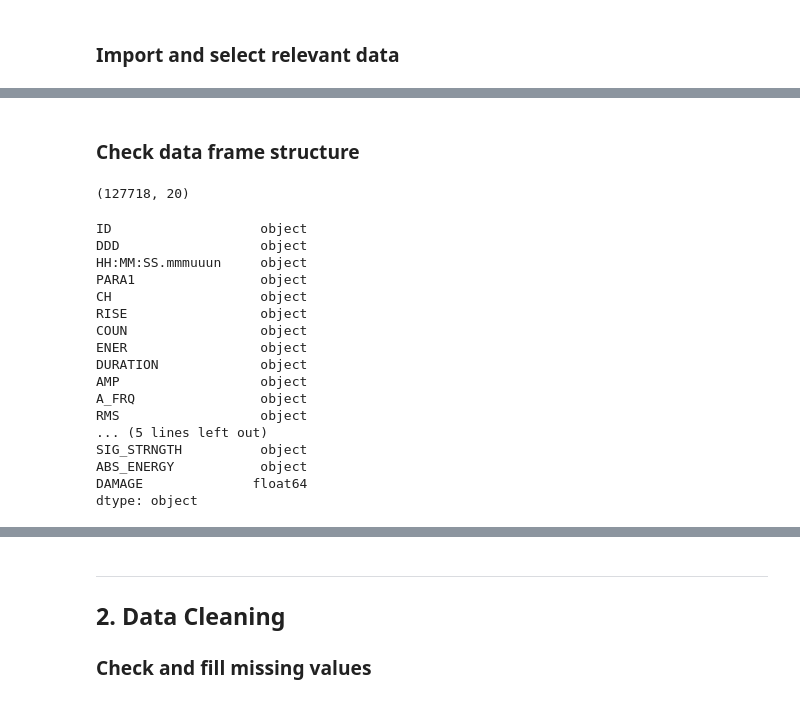
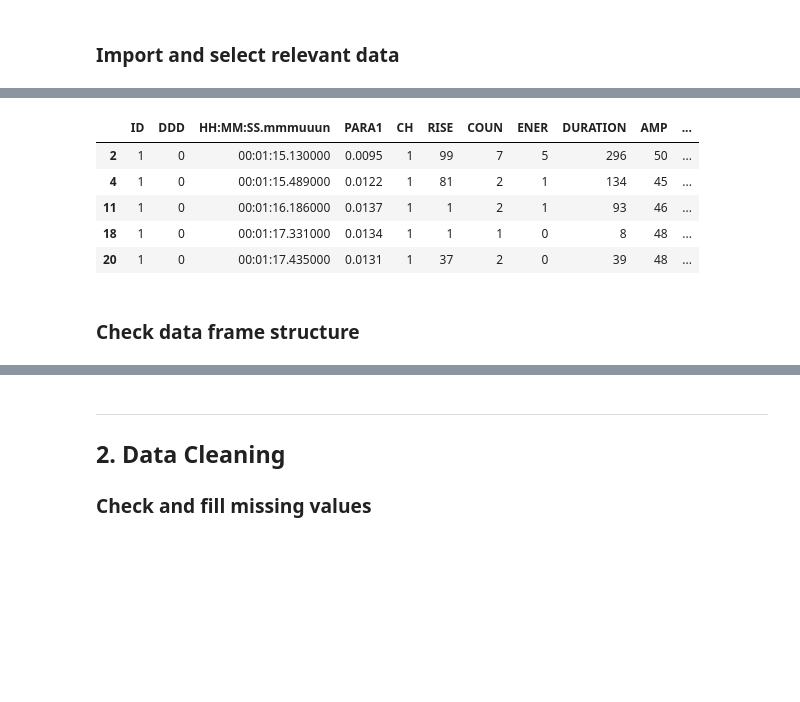
Before and after one commit to jadoonengr/Civil-Concrete-Damage, a Jupyter notebook: Civil-Concrete-Damage.ipynb, the cells around one changed output, grey strips where cells are left out. Cells and saved outputs as stored; diff of their text form; code cells hidden in the pictures; blank space fills up the shorter version.

```diff
--- a/Civil-Concrete-Damage.ipynb
+++ b/Civil-Concrete-Damage.ipynb
@@ -102,0 +53,2 @@ data
+# %%
+temp2 = pd.read_excel("Type 1.xlsx", sheetname="B3")
@@ -103 +78,10 @@ data
+# %%
+test.head()
+# %% [output]
+|  | ID | DDD | HH:MM:SS.mmmuuun | PARA1 | CH | RISE | COUN | ENER | DURATION | AMP | ... |
+| 2 | 1 | 0 | 00:01:15.130000 | 0.0095 | 1 | 99 | 7 | 5 | 296 | 50 | ... |
+| 4 | 1 | 0 | 00:01:15.489000 | 0.0122 | 1 | 81 | 2 | 1 | 134 | 45 | ... |
+| 11 | 1 | 0 | 00:01:16.186000 | 0.0137 | 1 | 1 | 2 | 1 | 93 | 46 | ... |
+| 18 | 1 | 0 | 00:01:17.331000 | 0.0134 | 1 | 1 | 1 | 0 | 8 | 48 | ... |
+| 20 | 1 | 0 | 00:01:17.435000 | 0.0131 | 1 | 37 | 2 | 0 | 39 | 48 | ... |
 # %%
@@ -105,26 +90,2 @@ data.reset_index(drop=True,inplace=True)
 # %% [markdown]
 ### Check data frame structure
-# %%
-data.shape
-# %% [output]
-(127718, 20)
-# %%
-data.dtypes
-# %% [output]
-ID                   object
-DDD                  object
-HH:MM:SS.mmmuuun     object
-PARA1                object
-CH                   object
-RISE                 object
-COUN                 object
-ENER                 object
-DURATION             object
-AMP                  object
-A_FRQ                object
-RMS                  object
-... (5 lines left out)
-SIG_STRNGTH          object
-ABS_ENERGY           object
-DAMAGE              float64
-dtype: object
```
Also changed, not shown: parts of 39 cells of this notebook.
